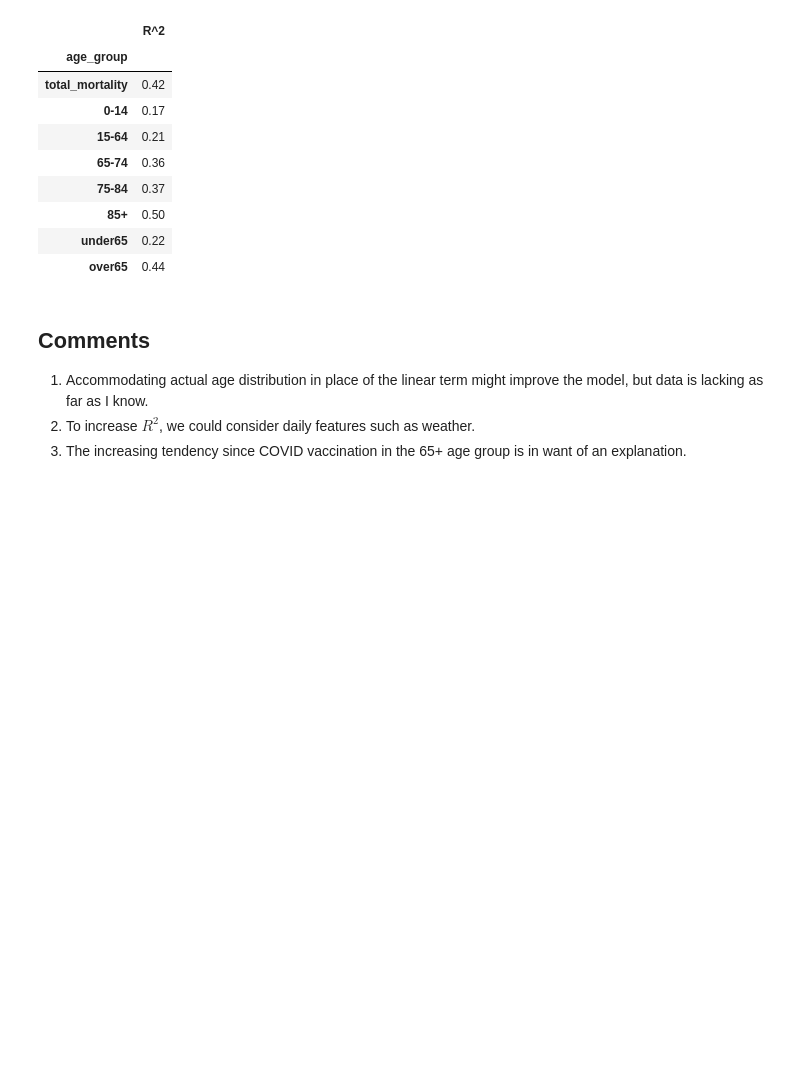
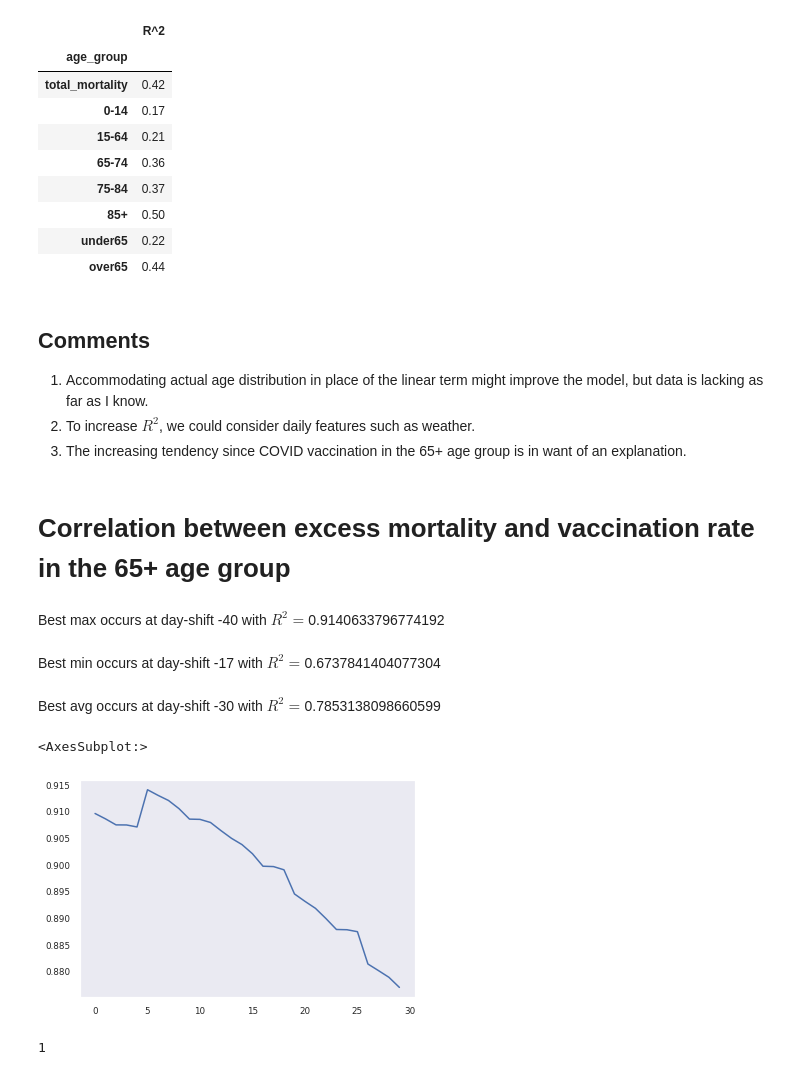
Before and after one commit to unifey/excess-mortality-ROK, a Jupyter notebook: excess-mortality-rok.ipynb, the cells around one changed output. Cells and saved outputs as stored; diff of their text form; code cells hidden in the pictures; blank space fills up the shorter version.

Commit message:
Kaggle Notebook | Excess Mortality ROK | Version 8

```diff
--- a/excess-mortality-rok.ipynb
+++ b/excess-mortality-rok.ipynb
@@ -340,3 +338,54 @@ display(dr2)
 1. Accommodating actual age distribution in place of the linear term might improve the model, but data is lacking as far as I know.
 2. To increase $R^2$, we could consider daily features such as weather.
 3. The increasing tendency since COVID vaccination in the 65+ age group is in want of an explanation.
+# %% [markdown]
+# Correlation between excess mortality and vaccination rate in the 65+ age group
+# %%
+max_corr_list = list()
+min_corr_list = list()
+avg_corr_list = list()
+
+prange = range(-45,-15)
+for period in prange:
+    # Import COVID vaccination data
+    url_vax = 'https://github.com/owid/covid-19-data/raw/master/public/data/vaccinations/vaccinations.csv'
+    dv = pd.read_csv(url_vax, on_bad_lines='warn')
+    dv = dv[dv.location == 'South Korea']
+
+    # Select columns from vaccination data
+    cols = ['date', 'people_vaccinated_per_hundred', 'daily_vaccinations']
+    dv = dv[cols]
+    dv.columns = ['date','vax_rate','daily_vax']
+    dv.date = pd.to_datetime(dv.date)
+    dv.set_index('date',inplace=True)
+
+    dv = dv.shift(periods=period, freq="D")
+
+    # Join with mortality data
+    dg = df[['over65_res_z']].join(dv, how='inner')
+    max_corr_list.append(dg.corr().iloc[0,1:].max())
+    min_corr_list.append(dg.corr().iloc[0,1:].min())
+    avg_corr_list.append(dg.corr().iloc[0,1:].mean())
+
+max_corr_array = np.array(max_corr_list)
+min_corr_array = np.array(min_corr_list)
+avg_corr_array = np.array(avg_corr_list)
+
+dmd('Best max occurs at day-shift '+str(prange[np.argmax(max_corr_array)])+' with $R^2 = $'+str(np.max(max_corr_array)) )
+dmd('Best min occurs at day-shift '+str(prange[np.argmax(min_corr_array)])+' with $R^2 = $'+str(np.max(min_corr_array)) )
+dmd('Best avg occurs at day-shift '+str(prange[np.argmax(avg_corr_array)])+' with $R^2 = $'+str(np.max(avg_corr_array)) )
+# %% [output]
+Best max occurs at day-shift -40 with $R^2 = $0.9140633796774192
+Best min occurs at day-shift -17 with $R^2 = $0.6737841404077304
+Best avg occurs at day-shift -30 with $R^2 = $0.7853138098660599
+# %%
+sns.lineplot(data=max_corr_array)
+sns.lineplot(data=m_corr_array)
+sns.lineplot(data=max_corr_array)
+# %% [output]
+<AxesSubplot:>
+[figure, added]
+# %%
+np.argmax(min_corr_array)
+# %% [output]
+1
```
Also changed, not shown: parts of 5 cells of this notebook.
